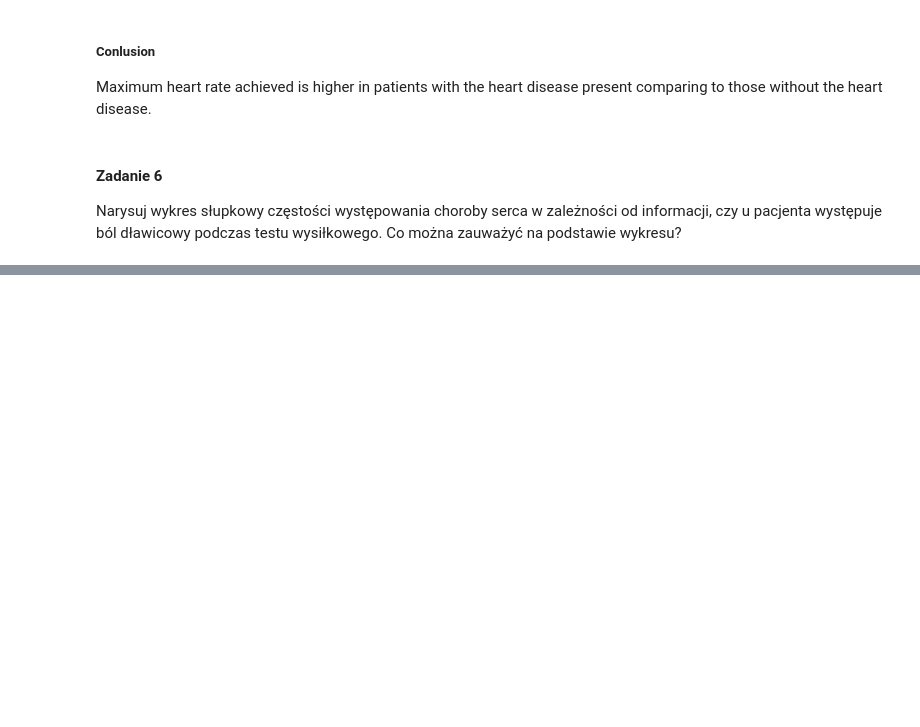
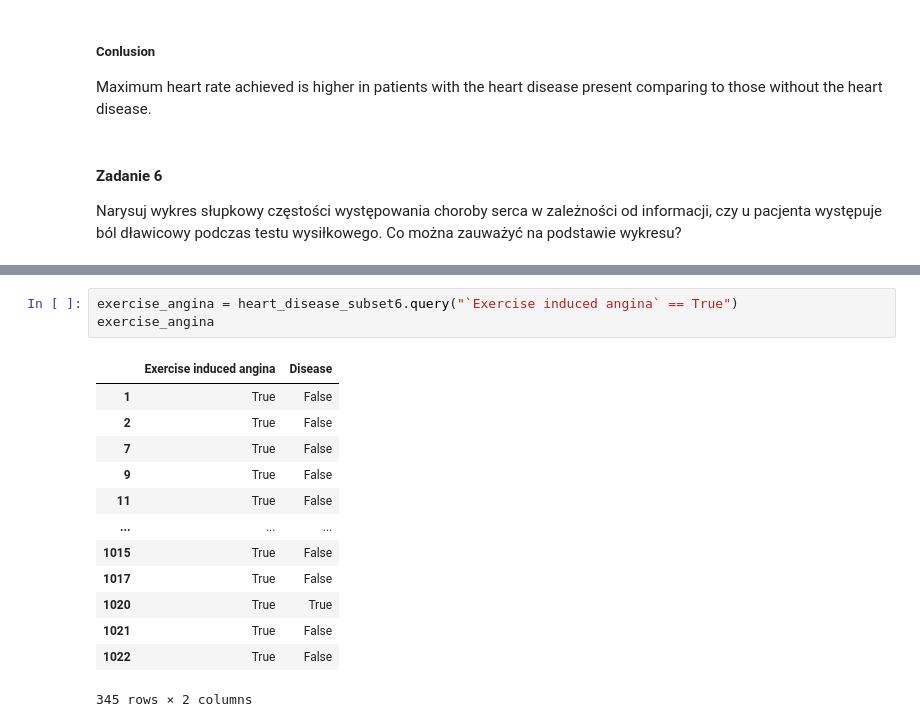
Before and after one commit to yovvanka/python-exercises, a Jupyter notebook: List_1_exercise 2.ipynb, the cells around one changed output, grey strips where cells are left out. Saved outputs shown, nothing was run; the diff lists cells and outputs as text; blank space fills up the shorter version.

```diff
--- a/List_1_exercise 2.ipynb
+++ b/List_1_exercise 2.ipynb
@@ -192,0 +216,17 @@ informacji, czy u pacjenta występuje ból dławicowy podczas testu wysiłkowego
+# %%
+exercise_angina = heart_disease_subset6.query("`Exercise induced angina` == True")
+exercise_angina
+# %% [output]
+|  | Exercise induced angina | Disease |
+| 1 | True | False |
+| 2 | True | False |
+| 7 | True | False |
+| 9 | True | False |
+| 11 | True | False |
+| ... | ... | ... |
+| 1015 | True | False |
+| 1017 | True | False |
+| 1020 | True | True |
+| 1021 | True | False |
+| 1022 | True | False |
+345 rows × 2 columns
```
Also changed, not shown: parts of 7 cells of this notebook.
